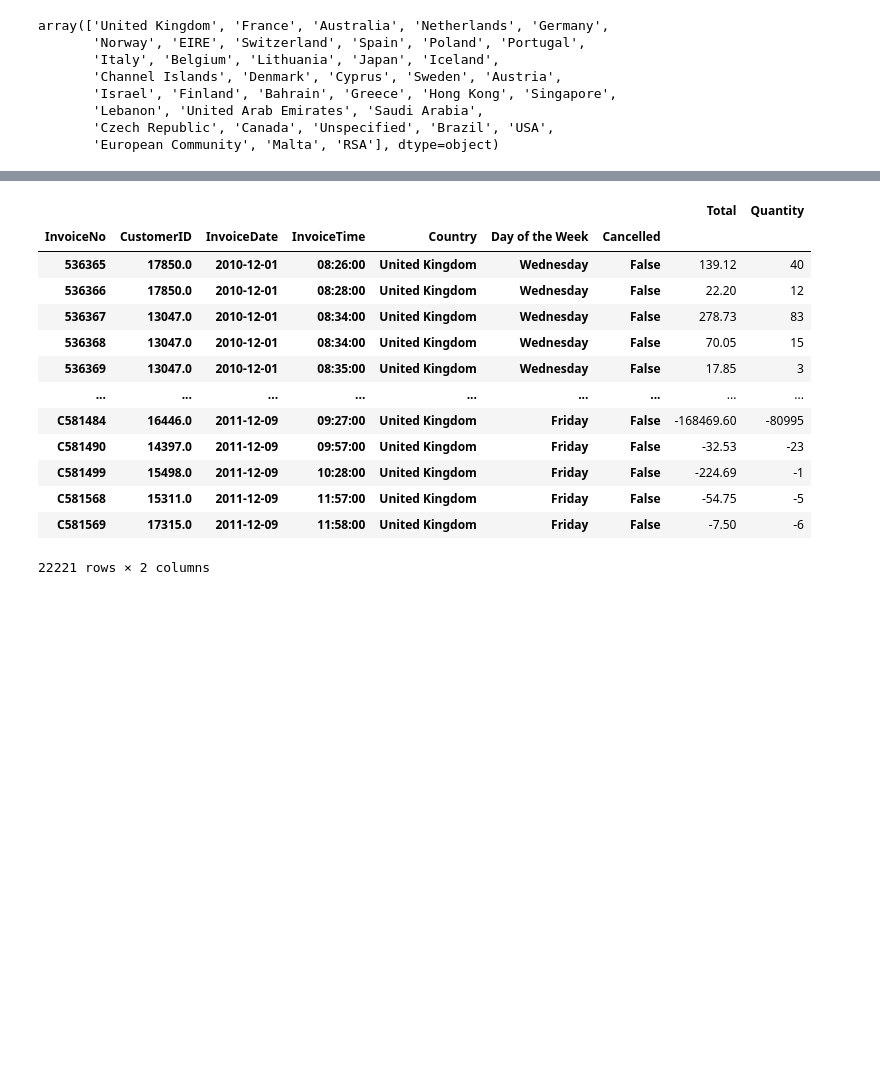
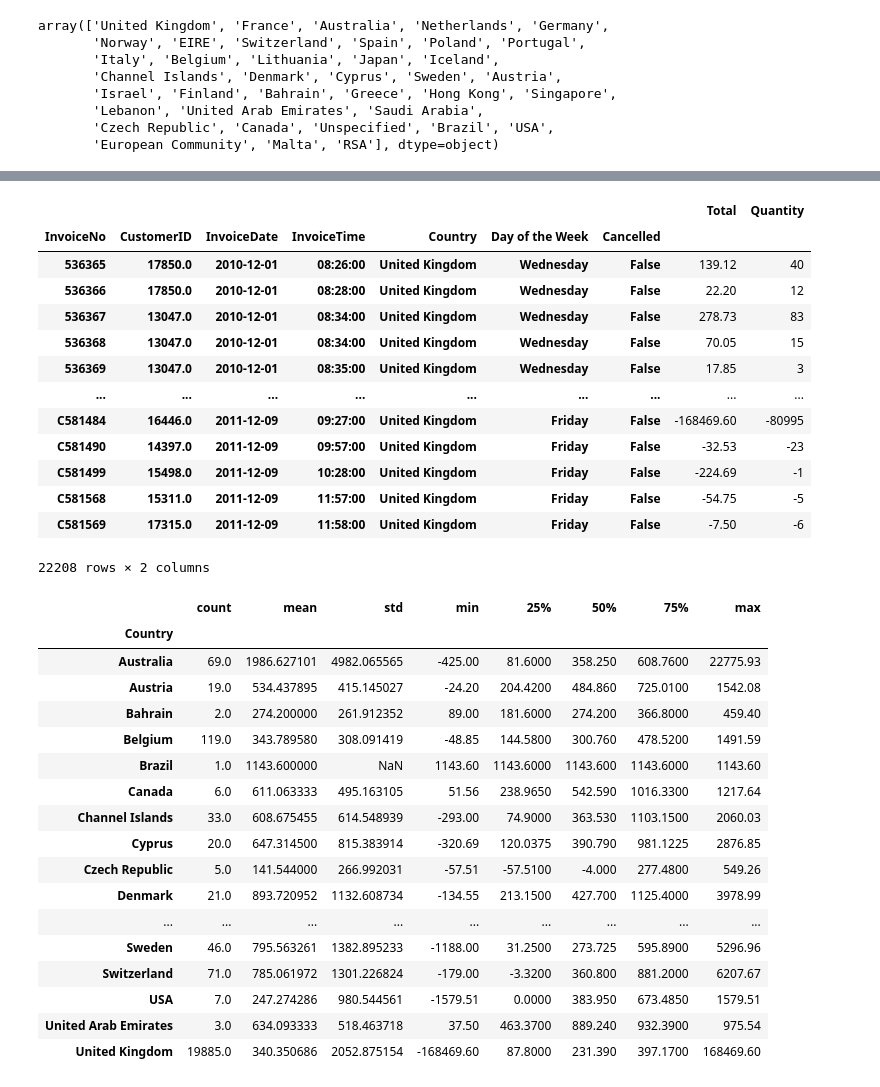
Before and after one commit to Prisze/AAI-500, a Jupyter notebook: Final Project.ipynb, the cells around one changed output, grey strips where cells are left out. Drawn from its saved outputs; the diff is of its cells as text; code cells hidden in the pictures; blank space fills up the shorter version.

```diff
--- a/Final Project.ipynb
+++ b/Final Project.ipynb
@@ -105,8 +128,7 @@ online_retail
 # %%
 #group
-online_retail_group = online_retail.groupby(['InvoiceNo', 'CustomerID', 'InvoiceDate', 'InvoiceTime', 'Country', 'Day of the Week','Cancelled'], group_keys=True)[['Total', 'Quantity']].sum(lambda x: x)
-
-online_retail_group
+group_customers = online_retail.groupby(['InvoiceNo', 'CustomerID', 'InvoiceDate', 'InvoiceTime', 'Country', 'Day of the Week','Cancelled'], group_keys=True)[['Country','Total', 'Quantity']].sum(lambda x: x)
+group_customers
 # %% [output]
 |  |  |  |  |  |  |  | Total | Quantity |
 | InvoiceNo | CustomerID | InvoiceDate | InvoiceTime | Country | Day of the Week | Cancelled |  |  |
@@ -121,4 +143,25 @@ online_retail_group
 | C581499 | 15498.0 | 2011-12-09 | 10:28:00 | United Kingdom | Friday | False | -224.69 | -1 |
 | C581568 | 15311.0 | 2011-12-09 | 11:57:00 | United Kingdom | Friday | False | -54.75 | -5 |
 | C581569 | 17315.0 | 2011-12-09 | 11:58:00 | United Kingdom | Friday | False | -7.50 | -6 |
-22221 rows × 2 columns
+22208 rows × 2 columns
+# %%
+group_customers.groupby('Country')['Total'].describe()
+# %% [output]
+|  | count | mean | std | min | 25% | 50% | 75% | max |
+| Country |  |  |  |  |  |  |  |  |
+| Australia | 69.0 | 1986.627101 | 4982.065565 | -425.00 | 81.6000 | 358.250 | 608.7600 | 22775.93 |
+| Austria | 19.0 | 534.437895 | 415.145027 | -24.20 | 204.4200 | 484.860 | 725.0100 | 1542.08 |
+| Bahrain | 2.0 | 274.200000 | 261.912352 | 89.00 | 181.6000 | 274.200 | 366.8000 | 459.40 |
+| Belgium | 119.0 | 343.789580 | 308.091419 | -48.85 | 144.5800 | 300.760 | 478.5200 | 1491.59 |
+| Brazil | 1.0 | 1143.600000 | NaN | 1143.60 | 1143.6000 | 1143.600 | 1143.6000 | 1143.60 |
+| Canada | 6.0 | 611.063333 | 495.163105 | 51.56 | 238.9650 | 542.590 | 1016.3300 | 1217.64 |
+| Channel Islands | 33.0 | 608.675455 | 614.548939 | -293.00 | 74.9000 | 363.530 | 1103.1500 | 2060.03 |
+| Cyprus | 20.0 | 647.314500 | 815.383914 | -320.69 | 120.0375 | 390.790 | 981.1225 | 2876.85 |
+| Czech Republic | 5.0 | 141.544000 | 266.992031 | -57.51 | -57.5100 | -4.000 | 277.4800 | 549.26 |
+| Denmark | 21.0 | 893.720952 | 1132.608734 | -134.55 | 213.1500 | 427.700 | 1125.4000 | 3978.99 |
+| ... | ... | ... | ... | ... | ... | ... | ... | ... |
+| Sweden | 46.0 | 795.563261 | 1382.895233 | -1188.00 | 31.2500 | 273.725 | 595.8900 | 5296.96 |
+| Switzerland | 71.0 | 785.061972 | 1301.226824 | -179.00 | -3.3200 | 360.800 | 881.2000 | 6207.67 |
+| USA | 7.0 | 247.274286 | 980.544561 | -1579.51 | 0.0000 | 383.950 | 673.4850 | 1579.51 |
+| United Arab Emirates | 3.0 | 634.093333 | 518.463718 | 37.50 | 463.3700 | 889.240 | 932.3900 | 975.54 |
+| United Kingdom | 19885.0 | 340.350686 | 2052.875154 | -168469.60 | 87.8000 | 231.390 | 397.1700 | 168469.60 |
```
Also changed, not shown: parts of 4 cells of this notebook.
